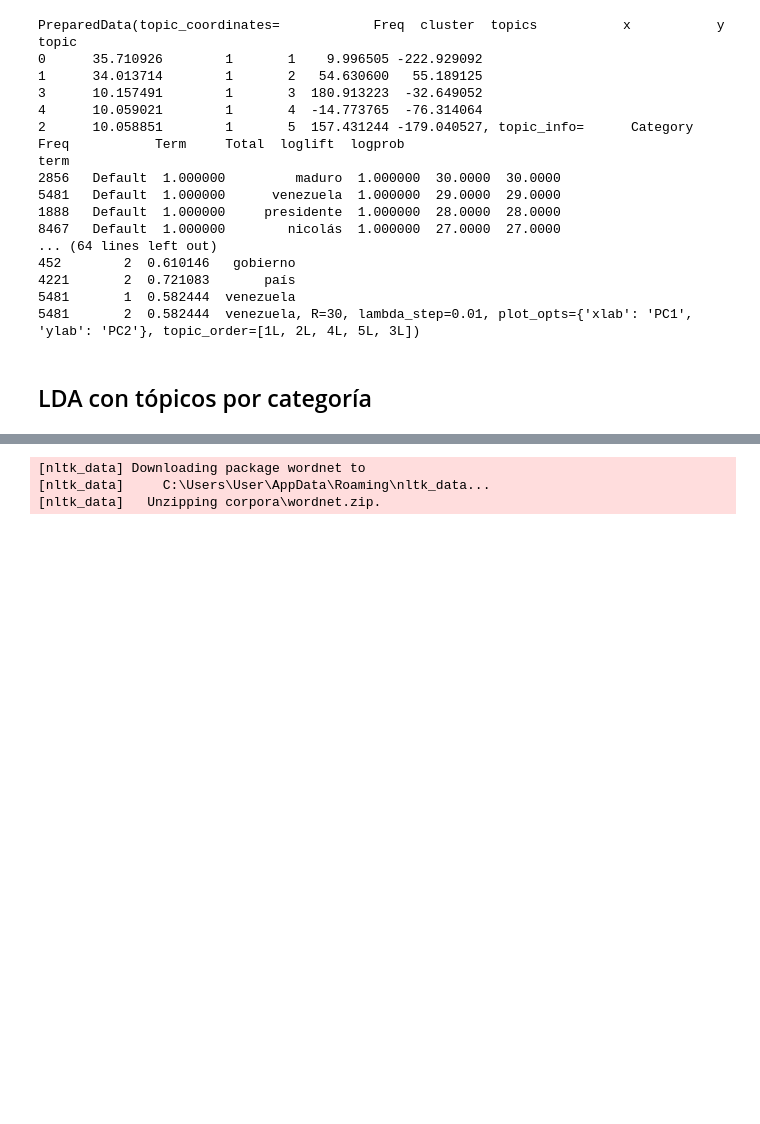
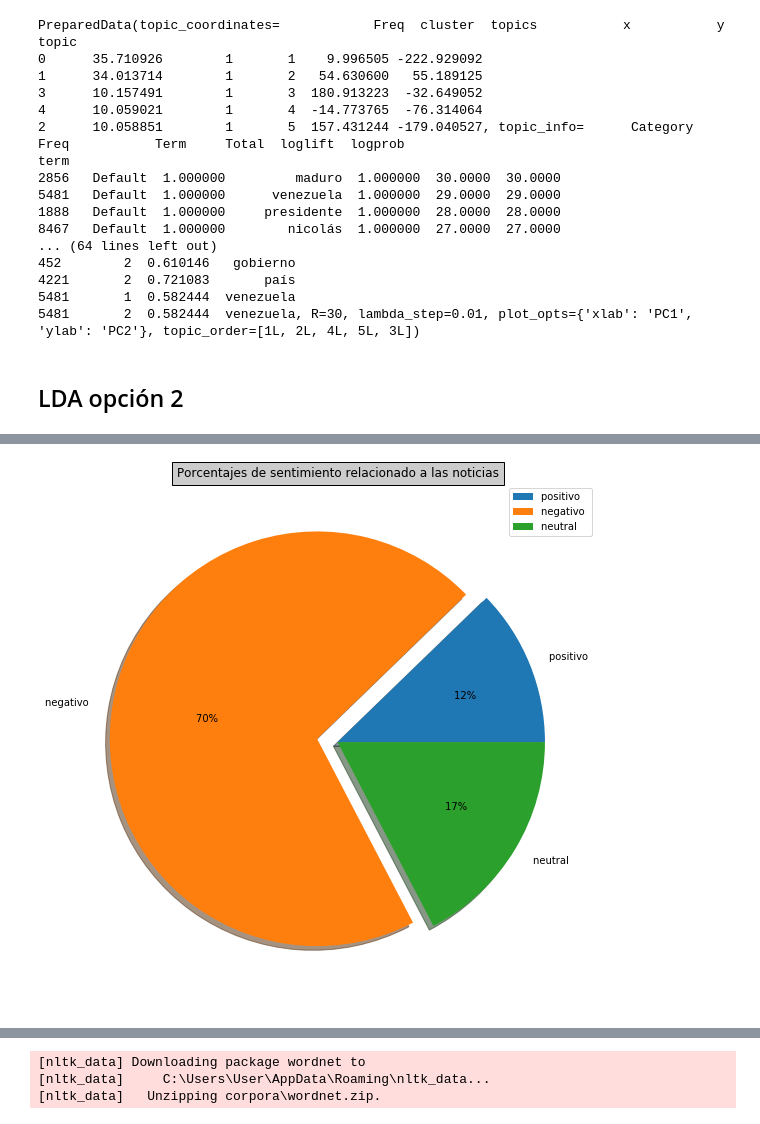
Before and after one commit to tahtty/noticiasVenezuela, a Jupyter notebook: Analisis_Texto.ipynb, the cells around one changed output, grey strips where cells are left out. Drawn from its saved outputs; the diff is of its cells as text; code cells hidden in the pictures; blank space fills up the shorter version.

```diff
--- a/Analisis_Texto.ipynb
+++ b/Analisis_Texto.ipynb
@@ -173,8 +173,8 @@ term
 4221       2  0.721083       país
 5481       1  0.582444  venezuela
 5481       2  0.582444  venezuela, R=30, lambda_step=0.01, plot_opts={'xlab': 'PC1', 'ylab': 'PC2'}, topic_order=[1L, 2L, 4L, 5L, 3L])
-# %% [markdown]
-## LDA con tópicos por categoría
+# %% [markdown]
+## LDA opción 2
 # %%
 def remove_punct(text):
     text  = "".join([char for char in text if char not in string.punctuation])
@@ -203,6 +203,41 @@ noticias.head(20)
 | 17 | 2018-04-16 | 2018-04-16T20:43:00 | https://www.eluniverso.com/notici... | Venezolanos abarrotaron consulado... | El consulado de Chile en Caracas ... | Sociedad | 2018-04-16 | 4 | El consulado de Chile en Caracas ... | ... |
 | 18 | 2018-04-18 | 2018-04-18T22:38:00 | https://www.eluniverso.com/notici... | Nicolás Maduro espera restaurar l... | El presidente Nicolás Maduro mani... | Politica | 2018-04-18 | 4 | El presidente Nicolás Maduro mani... | ... |
 | 19 | 2018-04-19 | 2018-04-19T07:58:00 | https://www.eluniverso.com/notici... | España y Venezuela acuerdan resta... | España y Venezuela acordaron reco... | Politica | 2018-04-19 | 4 | España y Venezuela acordaron reco... | ... |
+# %%
+from pylab import *
+
+figure(1, figsize=(8,8))
+ax = axes([0, 0, 0.9, 0.9])
+labels = 'positivo ', 'negativo ', 'neutral '
+p=0
+n=0
+t=0
+
+for i in range(len(noticias['sentimiento'])):
+    if noticias['sentimiento'][i]<0:
+        n+=1
+    elif noticias['sentimiento'][i]>0:
+        p+=1
+    else:
+        t+=1
+
+x= p*100/len(noticias['sentimiento'])
+y= n*100/len(noticias['sentimiento'])
+z= t*100/len(noticias['sentimiento'])
+
+fracs = [x,y,z]
+
+explode=(0, 0.1, 0)
+
+pie(fracs, explode=explode,labels=labels, autopct='%10.0f%%', shadow=True)
+
+legend()
+
+title('Porcentajes de sentimiento relacionado a las noticias', bbox={'facecolor':'0.8', 'pad':5})
+
+show()
+# %% [output]
+[figure, added]
 # %%
 def tokenization(text):
     text = re.split('\W+', text)
```
Also changed, not shown: parts of 4 cells of this notebook.
